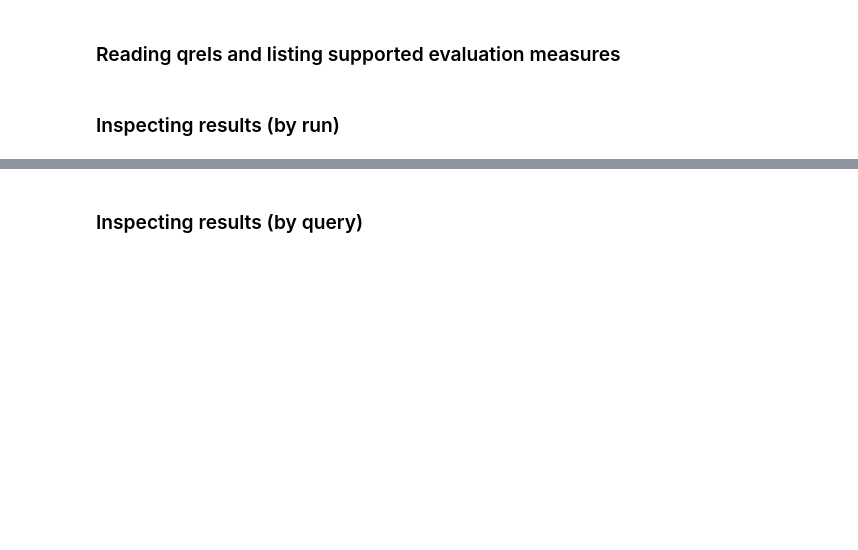
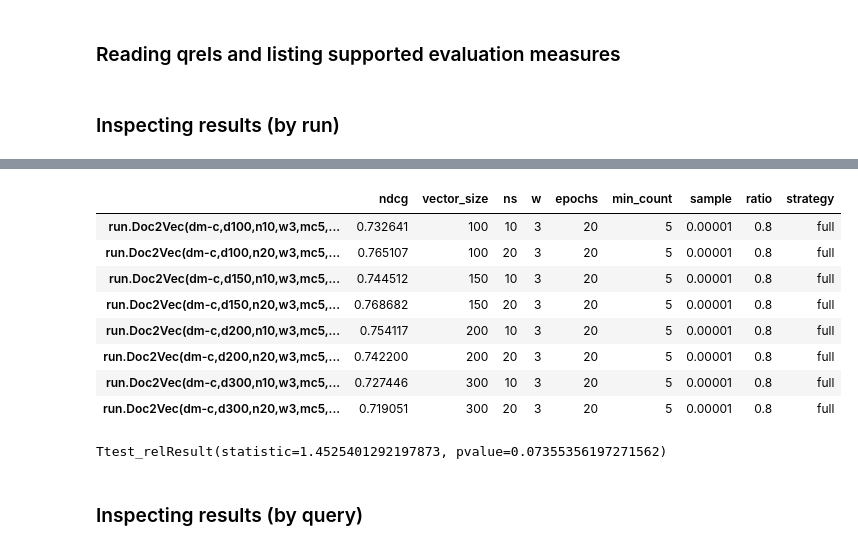
Before and after one commit to LukasRub/stocks-tldr, a Jupyter notebook: notebooks/evaluation/Model evaluation.ipynb, the cells around one changed output, grey strips where cells are left out. Drawn from its saved outputs; the diff is of its cells as text; code cells hidden in the pictures; blank space fills up the shorter version.

```diff
--- a/notebooks/evaluation/Model evaluation.ipynb
+++ b/notebooks/evaluation/Model evaluation.ipynb
@@ -153,3 +172,22 @@ with pd.option_context("max_rows", None):
+# %%
+runs_2 = results_df.query("w == 3 & epochs==20 & vector_size >=100").sort_values(["vector_size", "ns"])
+display(runs_2)
+# %% [output]
+|  | ndcg | vector_size | ns | w | epochs | min_count | sample | ratio | strategy |
+| run.Doc2Vec(dm-c,d100,n10,w3,mc5,... | 0.732641 | 100 | 10 | 3 | 20 | 5 | 0.00001 | 0.8 | full |
+| run.Doc2Vec(dm-c,d100,n20,w3,mc5,... | 0.765107 | 100 | 20 | 3 | 20 | 5 | 0.00001 | 0.8 | full |
+| run.Doc2Vec(dm-c,d150,n10,w3,mc5,... | 0.744512 | 150 | 10 | 3 | 20 | 5 | 0.00001 | 0.8 | full |
+| run.Doc2Vec(dm-c,d150,n20,w3,mc5,... | 0.768682 | 150 | 20 | 3 | 20 | 5 | 0.00001 | 0.8 | full |
+| run.Doc2Vec(dm-c,d200,n10,w3,mc5,... | 0.754117 | 200 | 10 | 3 | 20 | 5 | 0.00001 | 0.8 | full |
+| run.Doc2Vec(dm-c,d200,n20,w3,mc5,... | 0.742200 | 200 | 20 | 3 | 20 | 5 | 0.00001 | 0.8 | full |
+| run.Doc2Vec(dm-c,d300,n10,w3,mc5,... | 0.727446 | 300 | 10 | 3 | 20 | 5 | 0.00001 | 0.8 | full |
+| run.Doc2Vec(dm-c,d300,n20,w3,mc5,... | 0.719051 | 300 | 20 | 3 | 20 | 5 | 0.00001 | 0.8 | full |
+# %%
+run_1_ndcgs = reduce(list.__add__, map(get_ndcg, runs_1.index))
+run_2_ndcgs = reduce(list.__add__, map(get_ndcg, runs_2.index))
+ttest_rel(run_1_ndcgs, run_2_ndcgs, alternative="greater")
+# %% [output]
+Ttest_relResult(statistic=1.4525401292197873, pvalue=0.07355356197271562)
 # %% [markdown]
 ### Inspecting results (by query)
 # %%
```
Also changed, not shown: parts of 4 cells of this notebook, 43 other files.
